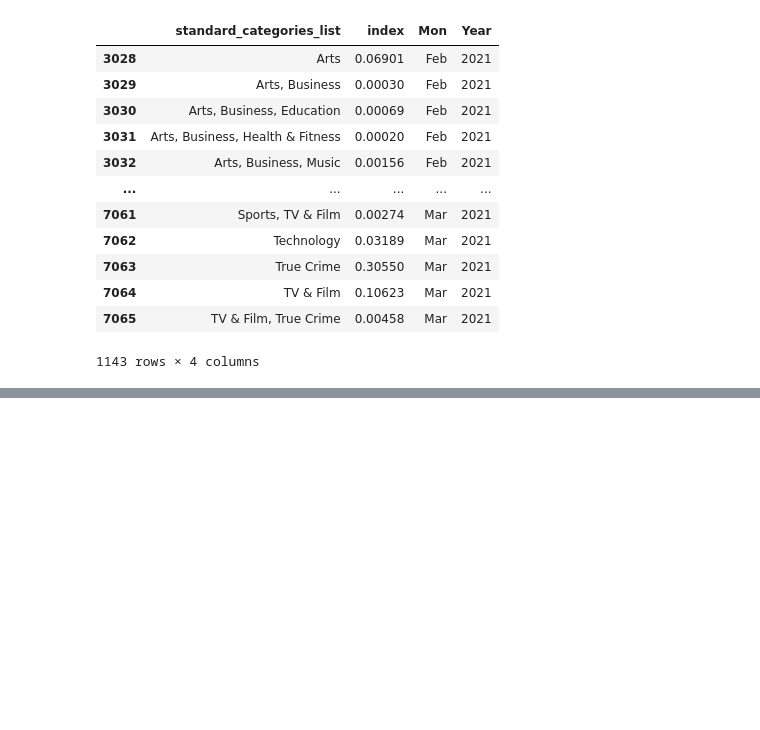
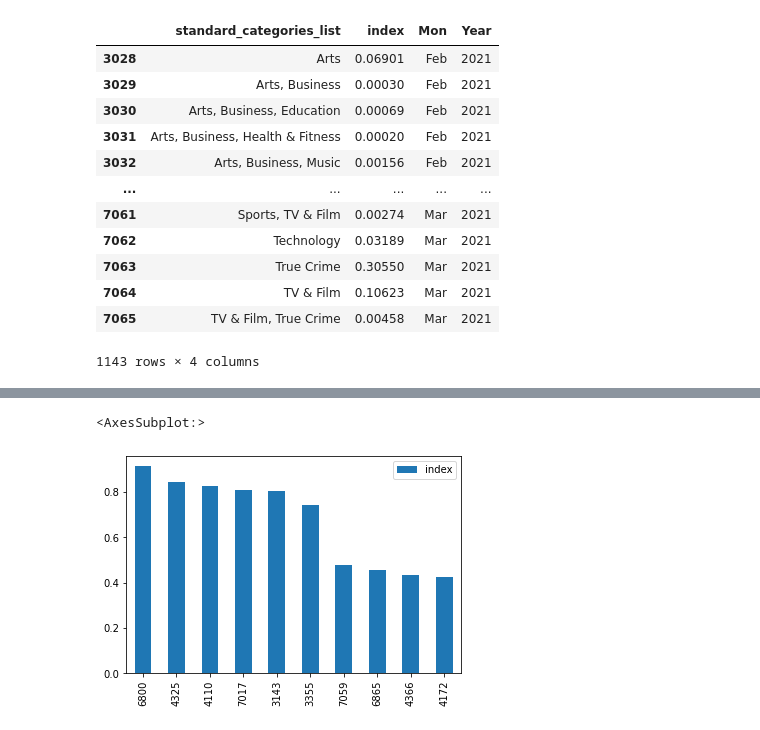
Before and after one commit to Izhay/Emat22110, a Jupyter notebook: FinalProject.ipynb, the cells around one changed output, grey strips where cells are left out. Cells and saved outputs as stored; diff of their text form; code cells hidden in the pictures; blank space fills up the shorter version.

```diff
--- a/FinalProject.ipynb
+++ b/FinalProject.ipynb
@@ -186,0 +262,3 @@ year21
+# %%
+ascen21 = year21.sort_values( by='index', ascending=False)
+ascen21.head(10)
@@ -186,0 +277,6 @@ year21
+# %%
+plot21 = ascen21.head(10)
+plot21.plot.bar()
+# %% [output]
+<AxesSubplot:>
+[figure, added]
```
Also changed, not shown: parts of 15 cells of this notebook.
